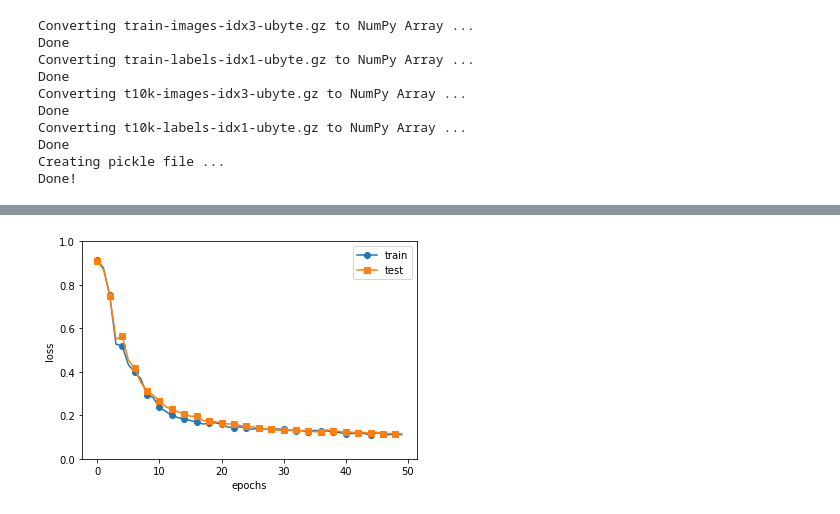
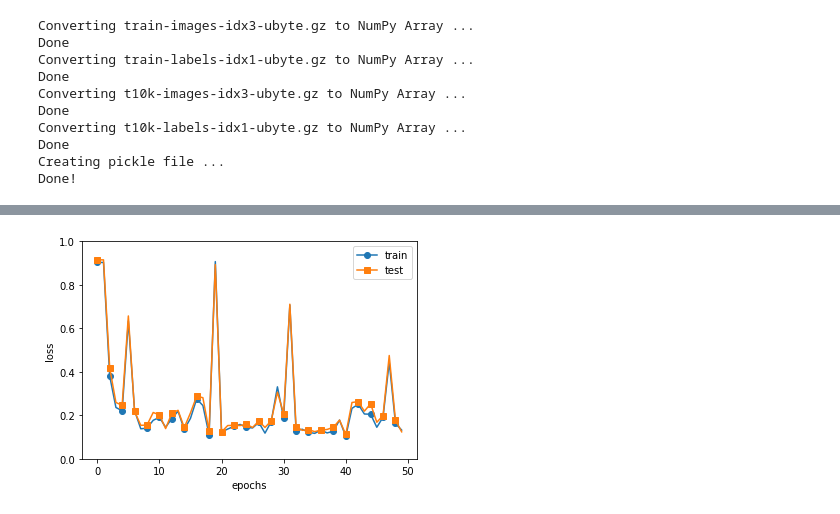
Before and after one commit to JustinKin/20215693QinJunyou, a Jupyter notebook: mnist_2_20215693QinJunyou.ipynb, the cells around one changed output, grey strips where cells are left out. Cells and saved outputs as stored; diff of their text form; code cells hidden in the pictures.

```diff
--- a/mnist_2_20215693QinJunyou.ipynb
+++ b/mnist_2_20215693QinJunyou.ipynb
@@ -309,14 +309,11 @@ class Dropout:
 
 
 class BatchNormalization:
-    """
-
-    """
-    def __init__(self, gamma, beta, momentum=0.9, running_mean=None, running_var=None):
+    def __init__(self, gamma=0.5, beta=0.5, momentum=0.9, running_mean=None, running_var=None):
         self.gamma = gamma
         self.beta = beta
         self.momentum = momentum
-        self.input_shape = None # Conv层的情况下为4维，全连接层的情况下为2维
+        self.input_shape = 2 # Conv层的情况下为4维，全连接层的情况下为2维
 
         # 测试时使用的平均值和方差
         self.running_mean = running_mean
@@ -582,7 +495,7 @@ def numerical_gradient(f, x):
 class Trainer:
     def __init__(self, network, x_train, t_train, x_test, t_test,
                  epochs=20, mini_batch_size=100,
-                 optimizer='SGD', optimizer_param={'lr':0.01},
+                 optimizer='NvMmRMSProp', optimizer_param={'lr':0.01},
                  evaluate_sample_num_per_epoch=None, verbose=True):
         self.network = network
         self.verbose = verbose
@@ -596,8 +509,10 @@ class Trainer:
         self.train_loss = []
         self.test_loss = []
 
-        # 使用SGD算法优化
-        optimizer_class_dict = {'sgd':SGD}
+        # 取消注释使用SGD算法优化
+        # optimizer_class_dict = {'sgd':SGD}
+        # 使用NvMmRMSProp算法优化
+        optimizer_class_dict = {'nvmmrmsprop':NvMmRMSProp}
         self.optimizer = optimizer_class_dict[optimizer.lower()](**optimizer_param)
 
         self.train_size = x_train.shape[0]
@@ -655,7 +570,7 @@ class Trainer:
 """
 ------------------------------------------
 定义 : 简单的神经网络
-    conv - relu  - affine - relu - dropout - affine - dropout - softmax
+    conv - BN - relu  - affine - relu - dropout - affine - softmax
 
     Parameters
     ----------
@@ -668,7 +583,7 @@ class Trainer:
 """
 class SimpleNet:
     def __init__(self, input_size = 784, hidden_size=100, output_size=10, weight_init_std=0.01,
-                activation = Relu(), DropoutFlag = 1):
+                activation = Relu(), DropoutFlag = 1, BNflag = False):
 
         # 初始化权重
         self.params = {}
@@ -681,6 +596,8 @@ class SimpleNet:
 
         # 生成层
         self.layers = OrderedDict()
+        if BNflag :
+            self.layers['BN'] = BatchNormalization()
         self.layers['Relu1'] = activation
         # self.layers['Relu1'] = Dropout(DropoutFlag)
         self.layers['Affine1'] = Affine(self.params['W1'], self.params['b1'])
@@ -796,11 +713,12 @@ class SimpleNet:
 # %%
 '''
 ------------------------------
-情形1 : 激活函数使用Sigmoid()
-隐藏层维度500，学习率0.005，这俩需要设置的比使用Relu要大，才能达到比较高的准确率（90.1）;
+情形1.1 : 激活函数使用Sigmoid()（对比作业1的情形1，只更新优化算法SGD为nesterov momentum RMSProp算法其他不变）
+隐藏层维度500，学习率0.005;
 小批量样本100；
-训练速度相对就慢；
 此处Dropout未介入；
+此处BN未介入；
+更新作业1的SGD为nesterov momentum RMSProp 算法
 ------------------------------
 '''
 # 读入数据
@@ -810,16 +728,16 @@ max_epochs = 50
 # 初始化网络参数
 network = SimpleNet(input_size = 784, hidden_size=500, output_size=10, weight_init_std=0.01,
                     activation = Sigmoid(), DropoutFlag = 0)
-# 训练参数，使用SGD优化
+# 训练参数，使用nesterov momentum RMSProp 算法优化
 trainer = Trainer(network, x_train, t_train, x_test, t_test,
                   epochs=max_epochs, mini_batch_size=100,
-                  optimizer='SGD', optimizer_param={'lr': 0.005},
+                  optimizer='NvMmRMSProp', optimizer_param={'lr': 0.005},
                   evaluate_sample_num_per_epoch=1000)
 # 开始训练
 trainer.train()
 
 # 保存模型
-network.save_params("params_Sigmoid.pkl")
+network.save_params("params_Sigmoid_1.pkl")
 print("Train Completed! Saved Network Parameters!")
 
 # 绘制训练loss曲线和测试loss曲线
@@ -852,2 +770,2 @@ Test accuracy:0.8987
 Train Completed! Saved Network Parameters!
-[figure, old version]
+[figure, new version]
```
Also changed, not shown: parts of 9 cells of this notebook, 1 other file.
